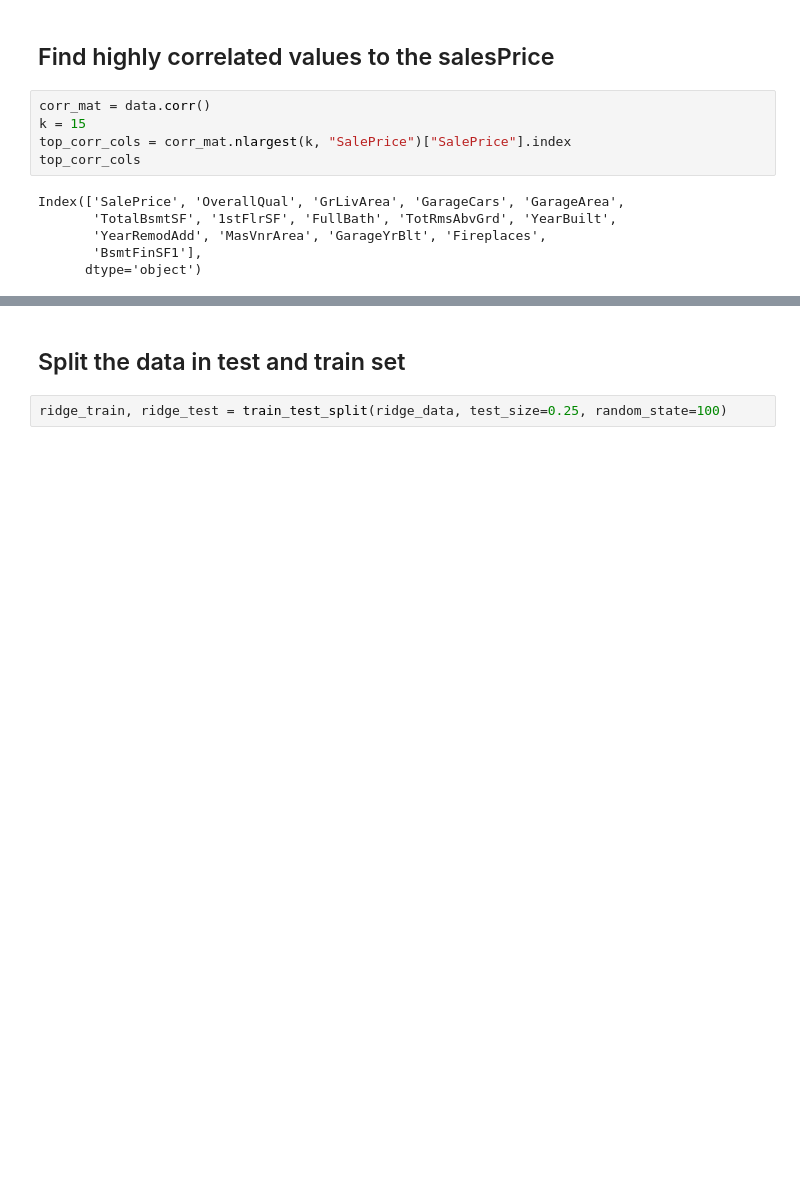
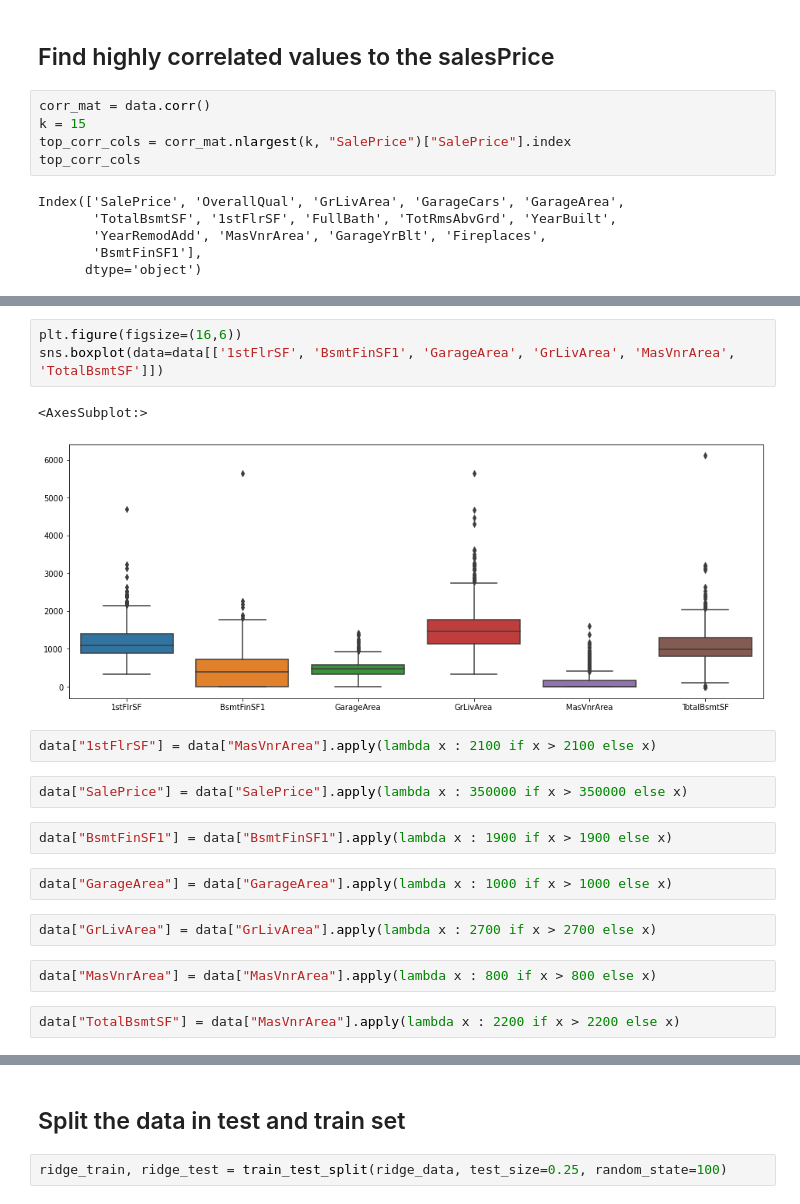
Before and after one commit to sjanorkar/HousingPrice, a Jupyter notebook: HousePrice-1.ipynb, the cells around one changed output, grey strips where cells are left out. Drawn from its saved outputs; the diff is of its cells as text; blank space fills up the shorter version.

```diff
--- a/HousePrice-1.ipynb
+++ b/HousePrice-1.ipynb
@@ -183,0 +187,20 @@ Index(['1stFlrSF', 'BsmtFinSF1', 'Fireplaces', 'FullBath', 'GarageArea',
+# %%
+plt.figure(figsize=(16,6))
+sns.boxplot(data=data[['1stFlrSF', 'BsmtFinSF1', 'GarageArea', 'GrLivArea', 'MasVnrArea', 'TotalBsmtSF']])
+# %% [output]
+<AxesSubplot:>
+[figure, added]
+# %%
+data["1stFlrSF"] = data["MasVnrArea"].apply(lambda x : 2100 if x > 2100 else x)
+# %%
+data["SalePrice"] = data["SalePrice"].apply(lambda x : 350000 if x > 350000 else x)
+# %%
+data["BsmtFinSF1"] = data["BsmtFinSF1"].apply(lambda x : 1900 if x > 1900 else x)
+# %%
+data["GarageArea"] = data["GarageArea"].apply(lambda x : 1000 if x > 1000 else x)
+# %%
+data["GrLivArea"] = data["GrLivArea"].apply(lambda x : 2700 if x > 2700 else x)
+# %%
+data["MasVnrArea"] = data["MasVnrArea"].apply(lambda x : 800 if x > 800 else x)
+# %%
+data["TotalBsmtSF"] = data["MasVnrArea"].apply(lambda x : 2200 if x > 2200 else x)
```
Also changed, not shown: parts of 47 cells of this notebook.
